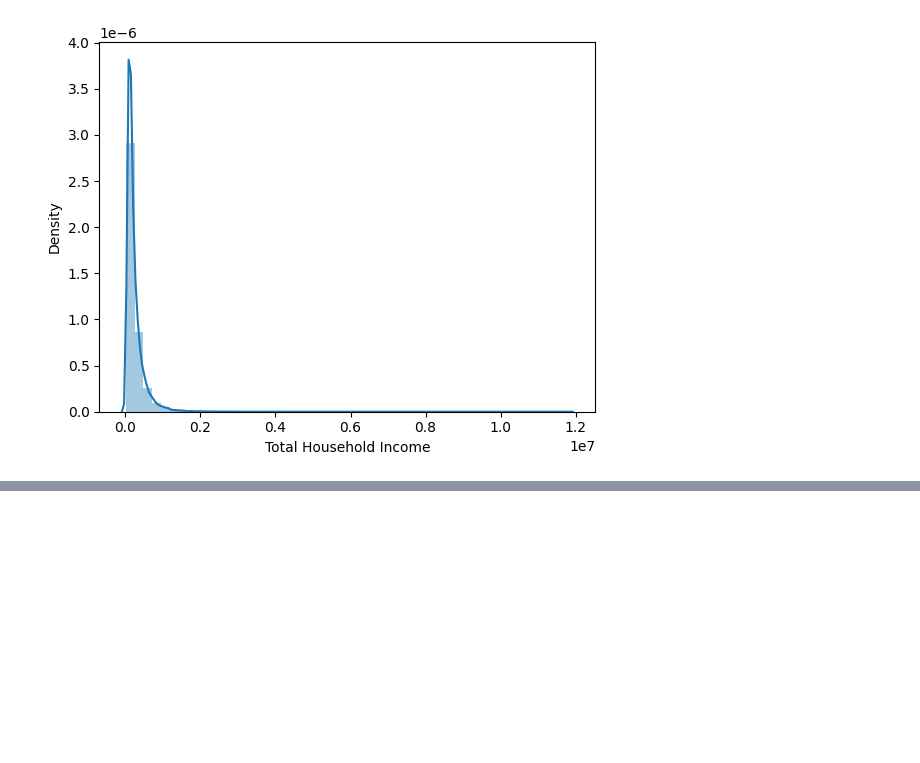
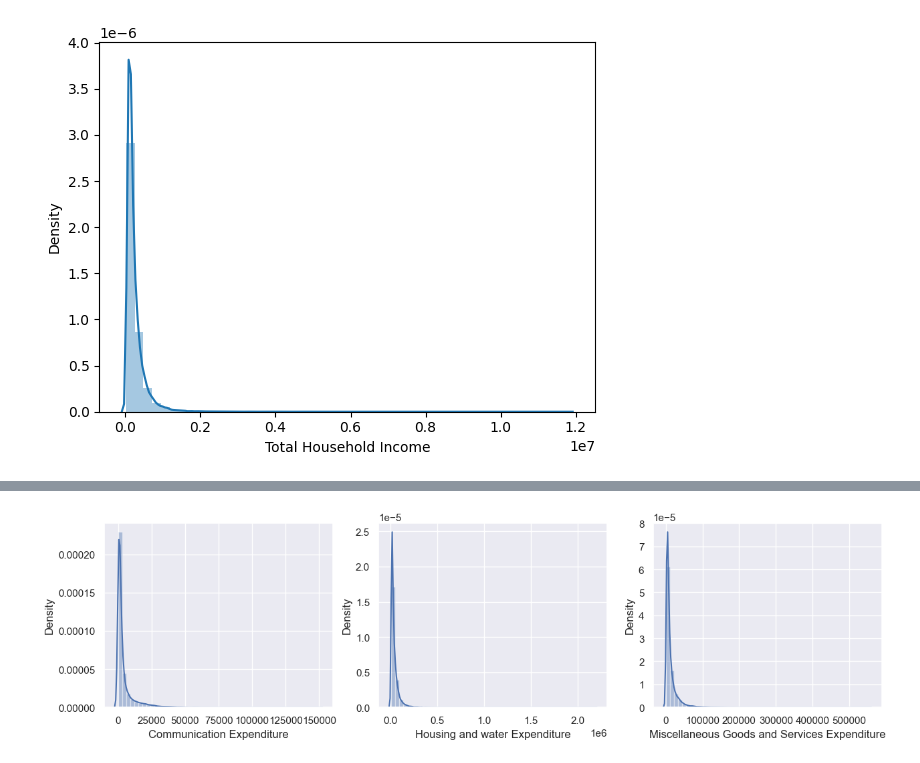
Before and after one commit to evad-e/Business-proj, a Jupyter notebook: Main.ipynb, the cells around one changed output, grey strips where cells are left out. Drawn from its saved outputs; the diff is of its cells as text; code cells hidden in the pictures; blank space fills up the shorter version.

```diff
--- a/Main.ipynb
+++ b/Main.ipynb
@@ -73,0 +96,9 @@ Skewness: 8.896631
+# %%
+plt.figure(figsize=(15,25))
+i=1
+for exp in ['Communication Expenditure','Housing and water Expenditure','Miscellaneous Goods and Services Expenditure']:
+  plt.subplot(6,3,i)
+  sb.distplot(df[exp])
+  i+=1
+# %% [output]
+[figure, added]
```
Also changed, not shown: parts of 3 cells of this notebook, 1 other file.
